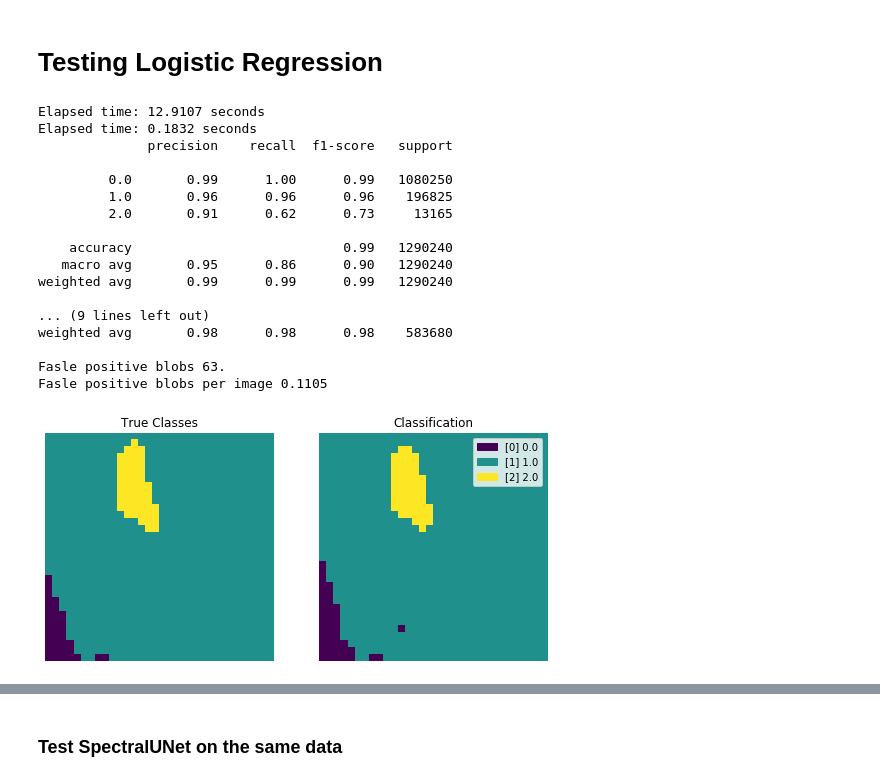
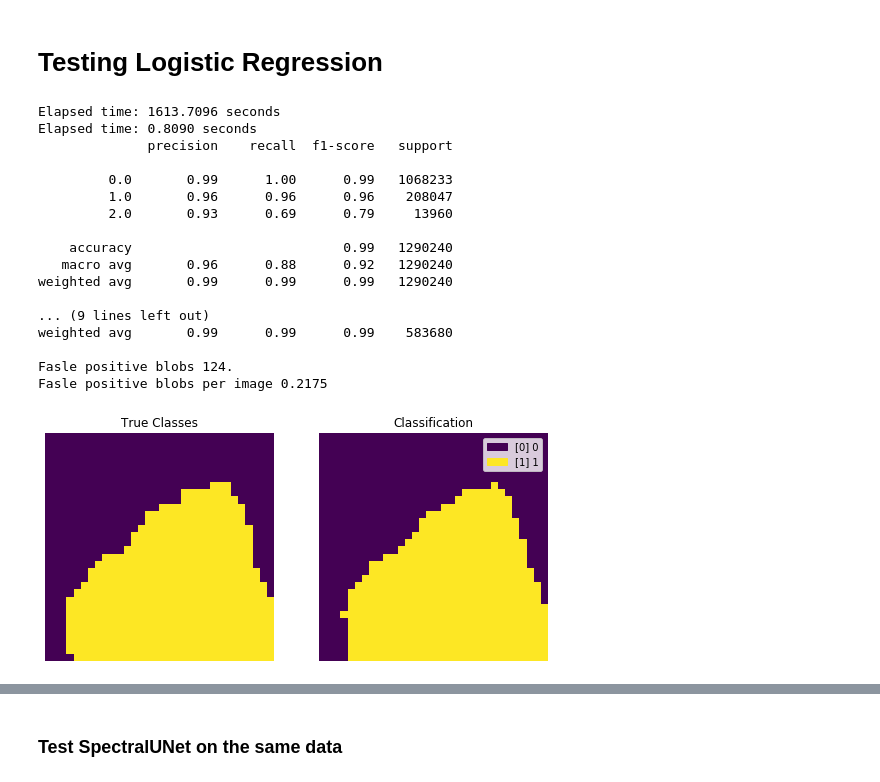
Before and after one commit to thortom/multispectral-chicken, a Jupyter notebook: ModelComparison.ipynb, the cells around one changed output, grey strips where cells are left out. Saved outputs shown, nothing was run; the diff lists cells and outputs as text; code cells hidden in the pictures.

```diff
--- a/ModelComparison.ipynb
+++ b/ModelComparison.ipynb
@@ -24,11 +24,11 @@ Using TensorFlow backend.
 X, Y, info = mypackage.Dataset.load("data/tomra_all", only_with_contaminant=True)
 
 X_train_orig, X_test_orig, Y_train_orig, Y_test_orig = mypackage.Dataset.train_test_split(X, Y, testRatio=0.3)
-X_test_orig, X_train_orig, scaler = mypackage.Dataset.scale(X_test_orig, X_train_orig, scaler='GlobalStandardization')
 
-# save the scaler to disk
-filename = 'latest_scaler_used.sav'
-joblib.dump(scaler, filename)
+# X_test_orig, X_train_orig, scaler = mypackage.Dataset.scale(X_test_orig, X_train_orig, scaler='GlobalStandardization')
+# # save the scaler to disk
+# filename = 'latest_scaler_used.sav'
+# joblib.dump(scaler, filename)
 # # load the scaler from disk
 # scaler = joblib.load(filename)
 
@@ -164,31 +156,31 @@ Fasle positive blobs per image 0.2526
 # %% [markdown]
 # Testing Logistic Regression
 # %%
-logreg = mypackage.LogReg(X_train, Y_train, C=1e5, max_iter=1000)
+logreg = mypackage.LogReg(X_train_orig, Y_train_orig, C=1e5)# , max_iter=1000)
 logreg.train()
 logreg.predict(X_train, Y_train, plot=False)
 Y_hat = logreg.predict(X_test, Y_test)
 
 mypackage.report_count_false_positive(Y_hat, Y_test)
 # %% [output]
-Elapsed time: 12.9107 seconds
-Elapsed time: 0.1832 seconds
+Elapsed time: 1613.7096 seconds
+Elapsed time: 0.8090 seconds
               precision    recall  f1-score   support
 
-         0.0       0.99      1.00      0.99   1080250
-         1.0       0.96      0.96      0.96    196825
-         2.0       0.91      0.62      0.73     13165
+         0.0       0.99      1.00      0.99   1068233
+         1.0       0.96      0.96      0.96    208047
+         2.0       0.93      0.69      0.79     13960
 
     accuracy                           0.99   1290240
-   macro avg       0.95      0.86      0.90   1290240
+   macro avg       0.96      0.88      0.92   1290240
 weighted avg       0.99      0.99      0.99   1290240
 
 ... (9 lines left out)
-weighted avg       0.98      0.98      0.98    583680
+weighted avg       0.99      0.99      0.99    583680
 
-Fasle positive blobs 63.
-Fasle positive blobs per image 0.1105
+Fasle positive blobs 124.
+Fasle positive blobs per image 0.2175
-[figure, old version]
+[figure, new version]
 # %%
 # logit(p) = log(p/(1-p)) = \beta_0 + \beta_1*w1+...+ \beta_209*w209
 label = {0: 'Belt', 1: 'Chicken', 2: 'Contaminant'}
```
Also changed, not shown: parts of 11 cells of this notebook, 4 other files.
